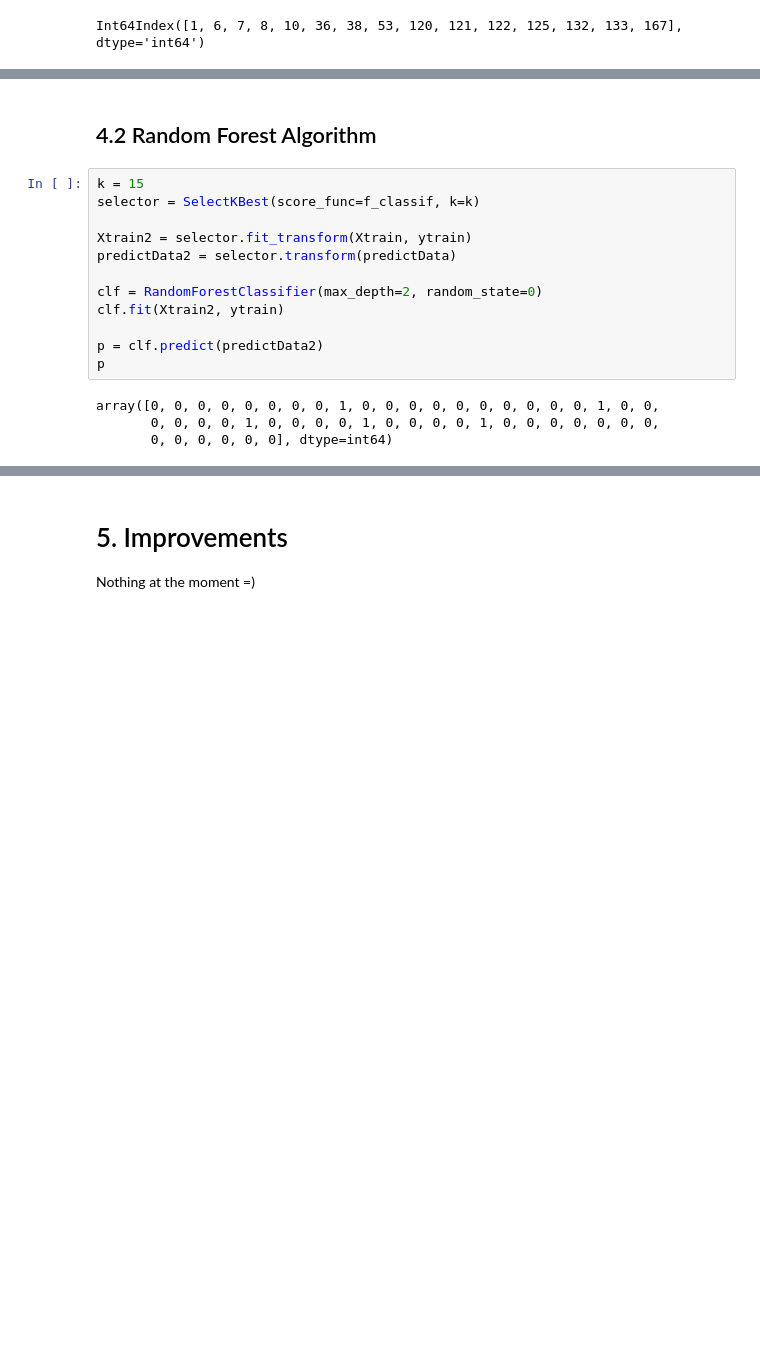
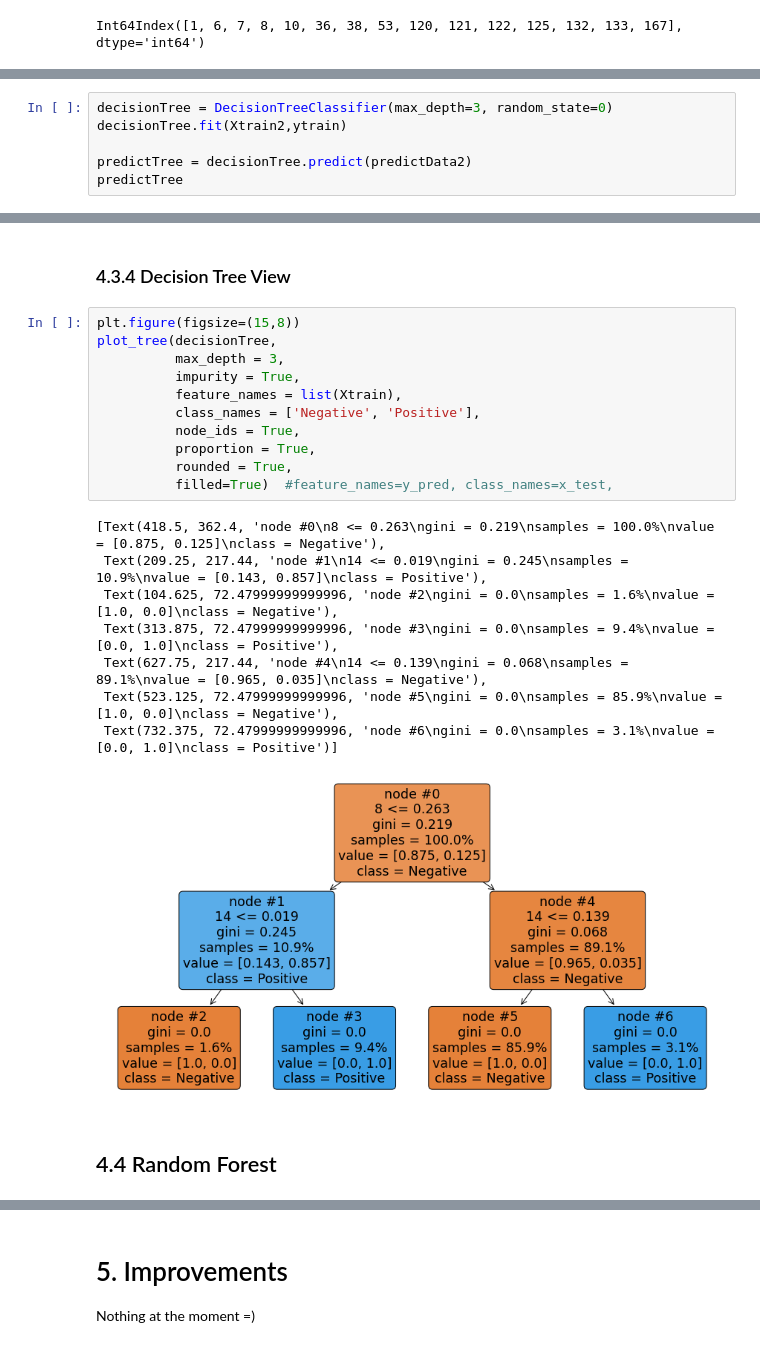
Before and after one commit to tamagusko/workshop-intro-ml, a Jupyter notebook: LeukemiaDetect.ipynb, the cells around one changed output, grey strips where cells are left out. Saved outputs shown, nothing was run; the diff lists cells and outputs as text; blank space fills up the shorter version.

```diff
--- a/LeukemiaDetect.ipynb
+++ b/LeukemiaDetect.ipynb
@@ -248,0 +260,6 @@ pd.Series(selector.scores_, index=Xtrain.columns).sort_values().tail().plot.barh
+# %%
+decisionTree = DecisionTreeClassifier(max_depth=3, random_state=0)
+decisionTree.fit(Xtrain2,ytrain)
+
+predictTree = decisionTree.predict(predictData2)
+predictTree
@@ -249,18 +289,24 @@ pd.Series(selector.scores_, index=Xtrain.columns).sort_values().tail().plot.barh
+# %% [markdown]
+### 4.3.4 Decision Tree View
+# %%
+plt.figure(figsize=(15,8))
+plot_tree(decisionTree,
+          max_depth = 3,
+          impurity = True,
+          feature_names = list(Xtrain),
+          class_names = ['Negative', 'Positive'],
+          node_ids = True,
+          proportion = True,
+          rounded = True,
+          filled=True)  #feature_names=y_pred, class_names=x_test,
+# %% [output]
+[Text(418.5, 362.4, 'node #0\n8 <= 0.263\ngini = 0.219\nsamples = 100.0%\nvalue = [0.875, 0.125]\nclass = Negative'),
+ Text(209.25, 217.44, 'node #1\n14 <= 0.019\ngini = 0.245\nsamples = 10.9%\nvalue = [0.143, 0.857]\nclass = Positive'),
+ Text(104.625, 72.47999999999996, 'node #2\ngini = 0.0\nsamples = 1.6%\nvalue = [1.0, 0.0]\nclass = Negative'),
+ Text(313.875, 72.47999999999996, 'node #3\ngini = 0.0\nsamples = 9.4%\nvalue = [0.0, 1.0]\nclass = Positive'),
+ Text(627.75, 217.44, 'node #4\n14 <= 0.139\ngini = 0.068\nsamples = 89.1%\nvalue = [0.965, 0.035]\nclass = Negative'),
+ Text(523.125, 72.47999999999996, 'node #5\ngini = 0.0\nsamples = 85.9%\nvalue = [1.0, 0.0]\nclass = Negative'),
+ Text(732.375, 72.47999999999996, 'node #6\ngini = 0.0\nsamples = 3.1%\nvalue = [0.0, 1.0]\nclass = Positive')]
+[figure, added]
 # %% [markdown]
-## 4.2 Random Forest Algorithm
+## 4.4 Random Forest
-# %%
-k = 15
-selector = SelectKBest(score_func=f_classif, k=k)
-
-Xtrain2 = selector.fit_transform(Xtrain, ytrain)
-predictData2 = selector.transform(predictData)
-
-clf = RandomForestClassifier(max_depth=2, random_state=0)
-clf.fit(Xtrain2, ytrain)
-
-p = clf.predict(predictData2)
-p
-# %% [output]
-array([0, 0, 0, 0, 0, 0, 0, 0, 1, 0, 0, 0, 0, 0, 0, 0, 0, 0, 0, 1, 0, 0,
-       0, 0, 0, 0, 1, 0, 0, 0, 0, 1, 0, 0, 0, 0, 1, 0, 0, 0, 0, 0, 0, 0,
-       0, 0, 0, 0, 0, 0], dtype=int64)
```
Also changed, not shown: parts of 28 cells of this notebook, 5 other files.
